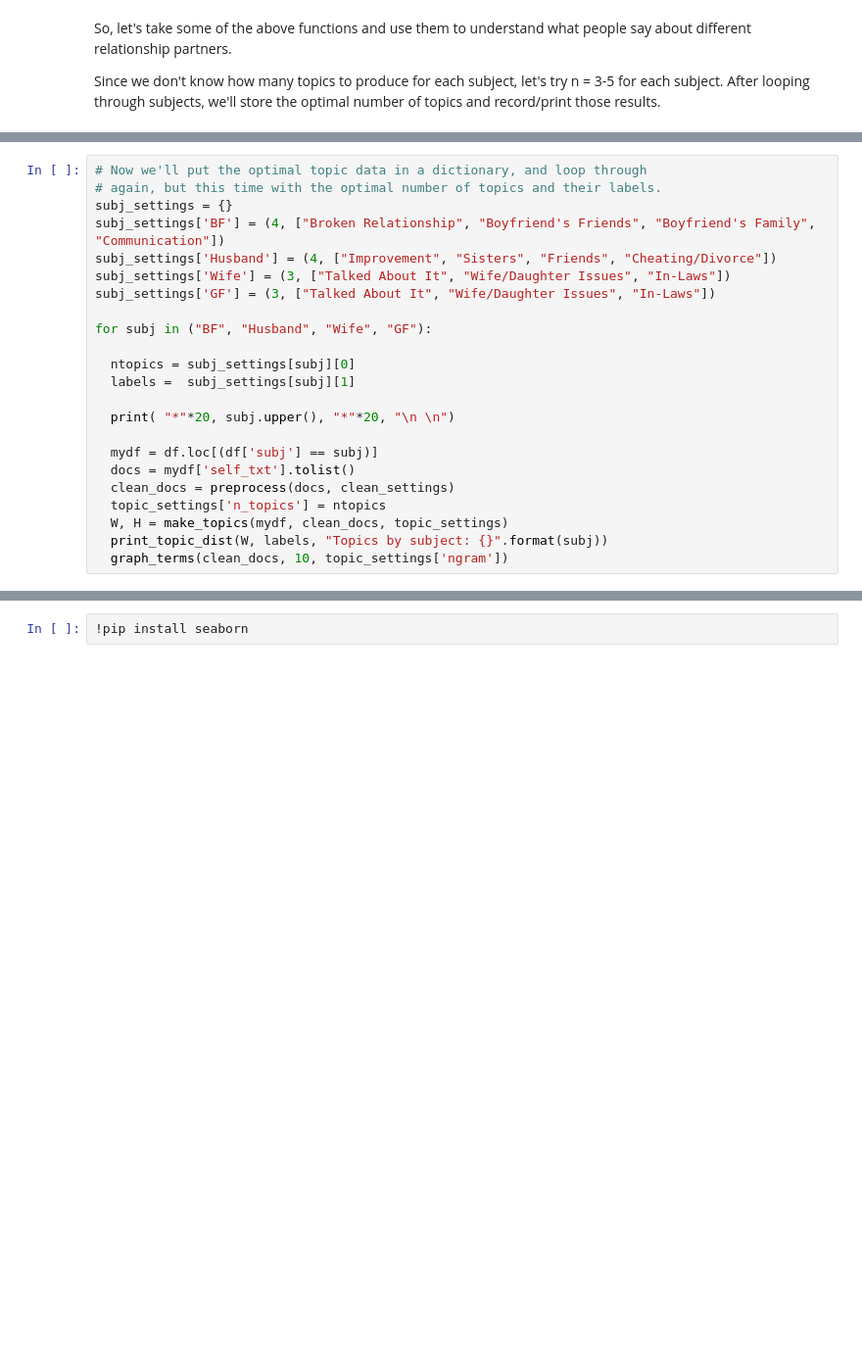
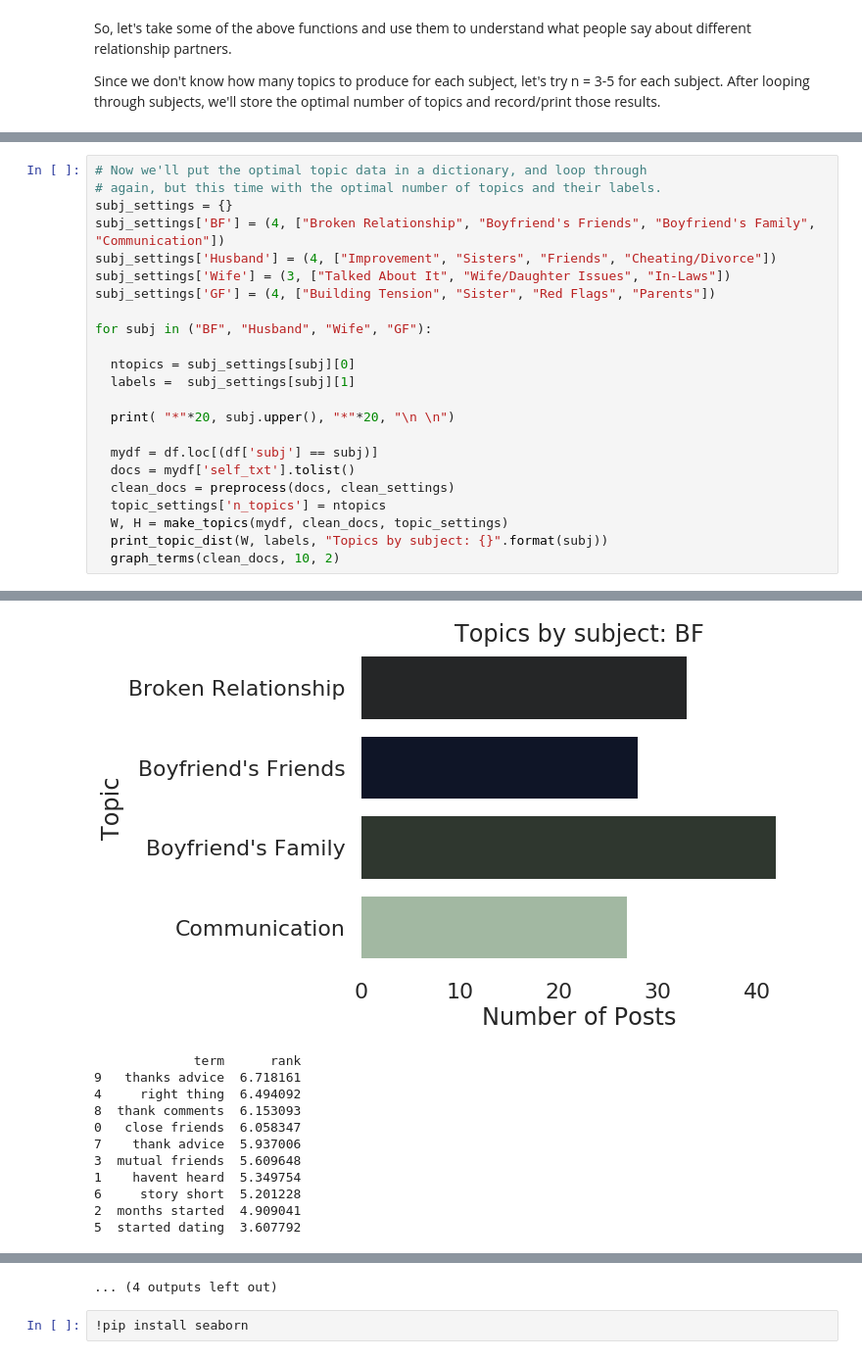
Before and after one commit to josh-ashkinaze/Reddit-Relationships-Analysis, a Jupyter notebook: Reddit_Relationships.ipynb, the cells around one changed output, grey strips where cells are left out. Shown at 98% size. Drawn from its saved outputs; the diff is of its cells as text; blank space fills up the shorter version.

```diff
--- a/Reddit_Relationships.ipynb
+++ b/Reddit_Relationships.ipynb
@@ -693,7 +706,7 @@ subj_settings = {}
 subj_settings['BF'] = (4, ["Broken Relationship", "Boyfriend's Friends", "Boyfriend's Family", "Communication"])
 subj_settings['Husband'] = (4, ["Improvement", "Sisters", "Friends", "Cheating/Divorce"])
 subj_settings['Wife'] = (3, ["Talked About It", "Wife/Daughter Issues", "In-Laws"])
-subj_settings['GF'] = (3, ["Talked About It", "Wife/Daughter Issues", "In-Laws"])
+subj_settings['GF'] = (4, ["Building Tension", "Sister", "Red Flags", "Parents"])
 
 for subj in ("BF", "Husband", "Wife", "GF"):
 
@@ -708,4 +721,5 @@ for subj in ("BF", "Husband", "Wife", "GF"):
   topic_settings['n_topics'] = ntopics
   W, H = make_topics(mydf, clean_docs, topic_settings)
   print_topic_dist(W, labels, "Topics by subject: {}".format(subj))
-  graph_terms(clean_docs, 10, topic_settings['ngram'])
+  graph_terms(clean_docs, 10, 2)
+# %% [output]
@@ -711,0 +743,12 @@ for subj in ("BF", "Husband", "Wife", "GF"):
+[figure, added]
+             term      rank
+9   thanks advice  6.718161
+4     right thing  6.494092
+8  thank comments  6.153093
+0   close friends  6.058347
+7    thank advice  5.937006
+3  mutual friends  5.609648
+1    havent heard  5.349754
+6     story short  5.201228
+2  months started  4.909041
+5  started dating  3.607792
@@ -712,2 +816,3 @@ for subj in ("BF", "Husband", "Wife", "GF"):
+... (4 outputs left out)
 # %%
 !pip install seaborn
```
Also changed, not shown: parts of 5 cells of this notebook.
